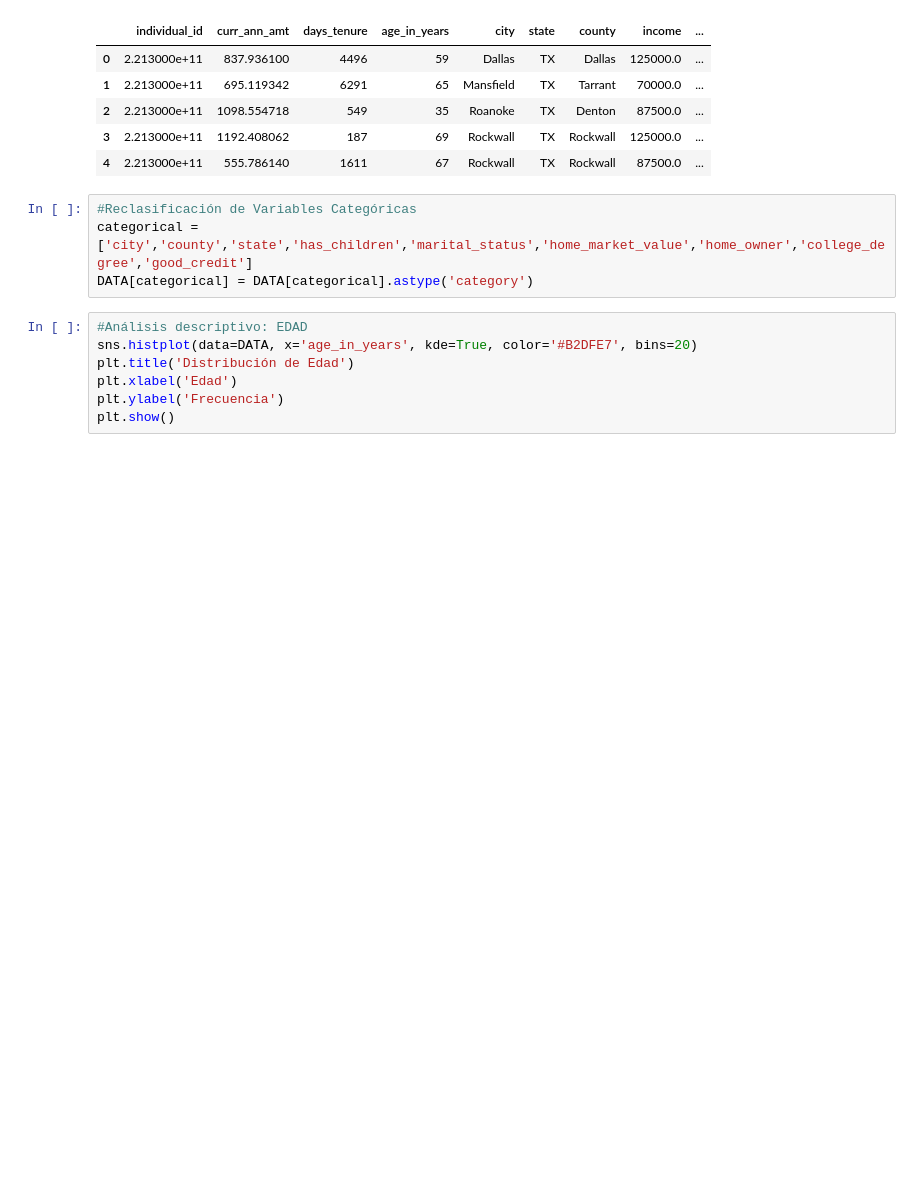
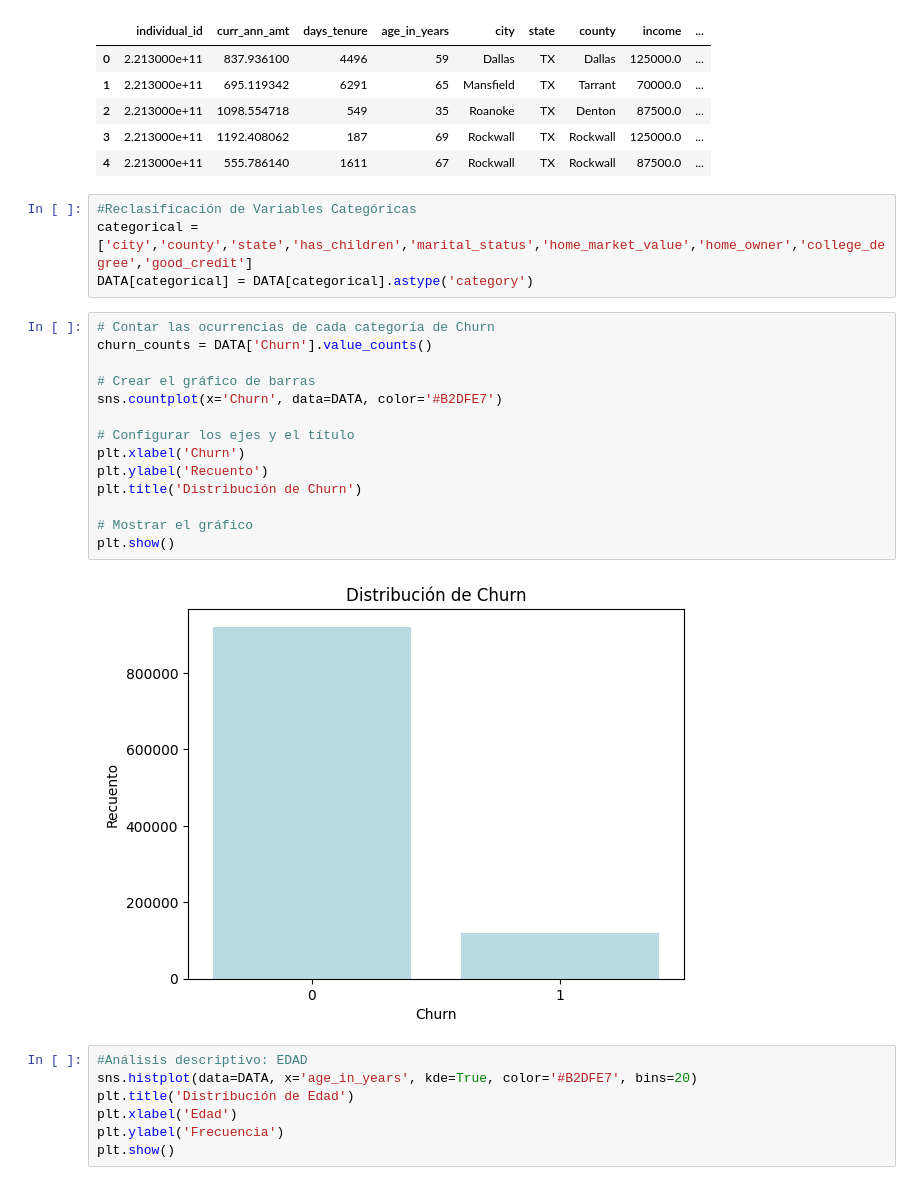
Before and after one commit to raphaelz306/DMC_Course, a Jupyter notebook: Integrador.ipynb, the cells around one changed output. Saved outputs shown, nothing was run; the diff lists cells and outputs as text; blank space fills up the shorter version.

```diff
--- a/Integrador.ipynb
+++ b/Integrador.ipynb
@@ -64,6 +64,22 @@ DATA.head()
 #Reclasificación de Variables Categóricas
 categorical = ['city','county','state','has_children','marital_status','home_market_value','home_owner','college_degree','good_credit']
 DATA[categorical] = DATA[categorical].astype('category')
+# %%
+# Contar las ocurrencias de cada categoría de Churn
+churn_counts = DATA['Churn'].value_counts()
+
+# Crear el gráfico de barras
+sns.countplot(x='Churn', data=DATA, color='#B2DFE7')
+
+# Configurar los ejes y el título
+plt.xlabel('Churn')
+plt.ylabel('Recuento')
+plt.title('Distribución de Churn')
+
+# Mostrar el gráfico
+plt.show()
+# %% [output]
+[figure, added]
 # %%
 #Análisis descriptivo: EDAD
 sns.histplot(data=DATA, x='age_in_years', kde=True, color='#B2DFE7', bins=20)
```
